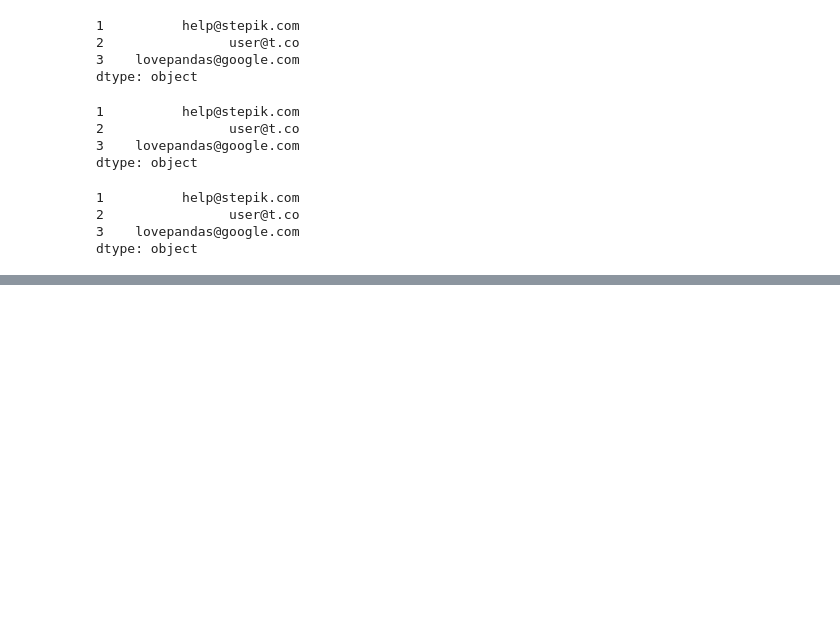
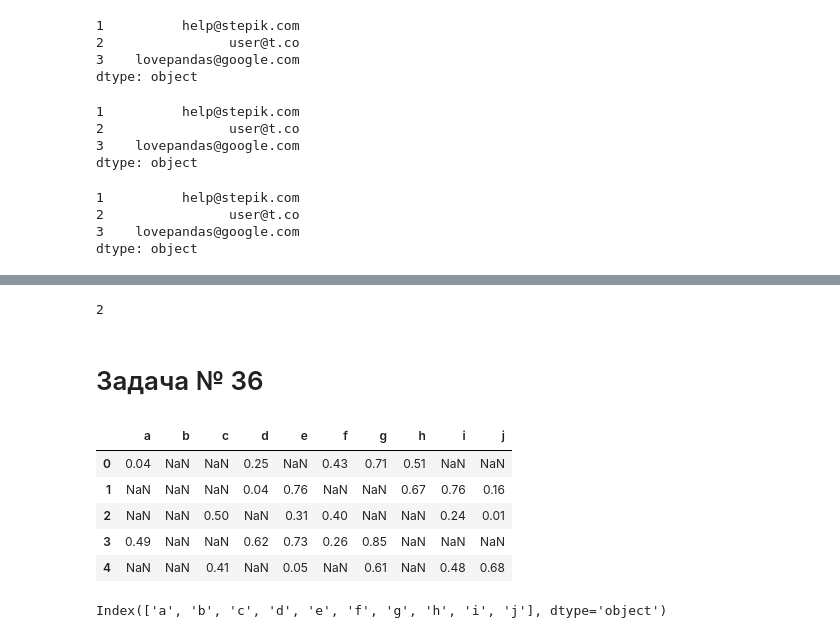
Before and after one commit to kroninam/My_notes_for_Pandas, a Jupyter notebook: 013_Pandas_practice_solving_simple_problems.ipynb, the cells around one changed output, grey strips where cells are left out. Saved outputs shown, nothing was run; the diff lists cells and outputs as text; code cells hidden in the pictures; blank space fills up the shorter version.

```diff
--- a/013_Pandas_practice_solving_simple_problems.ipynb
+++ b/013_Pandas_practice_solving_simple_problems.ipynb
@@ -1005,0 +1980,6 @@ dtype: object
+# %%
+df[df.duplicated(keep = False)].shape[0]
+# %% [output]
+2
+# %% [markdown]
+# Задача № 36
@@ -1005,0 +1990,25 @@ dtype: object
+# %%
+nan = np.nan
+
+data = [[0.04,  nan,  nan, 0.25,  nan, 0.43, 0.71, 0.51,  nan,  nan],
+        [ nan,  nan,  nan, 0.04, 0.76,  nan,  nan, 0.67, 0.76, 0.16],
+        [ nan,  nan, 0.5 ,  nan, 0.31, 0.4 ,  nan,  nan, 0.24, 0.01],
+        [0.49,  nan,  nan, 0.62, 0.73, 0.26, 0.85,  nan,  nan,  nan],
+        [ nan,  nan, 0.41,  nan, 0.05,  nan, 0.61,  nan, 0.48, 0.68]]
+
+columns = list('abcdefghij')
+
+df = pd.DataFrame(data, columns=columns)
+# %%
+df
+# %% [output]
+|  | a | b | c | d | e | f | g | h | i | j |
+| 0 | 0.04 | NaN | NaN | 0.25 | NaN | 0.43 | 0.71 | 0.51 | NaN | NaN |
+| 1 | NaN | NaN | NaN | 0.04 | 0.76 | NaN | NaN | 0.67 | 0.76 | 0.16 |
+| 2 | NaN | NaN | 0.50 | NaN | 0.31 | 0.40 | NaN | NaN | 0.24 | 0.01 |
+| 3 | 0.49 | NaN | NaN | 0.62 | 0.73 | 0.26 | 0.85 | NaN | NaN | NaN |
+| 4 | NaN | NaN | 0.41 | NaN | 0.05 | NaN | 0.61 | NaN | 0.48 | 0.68 |
+# %%
+df.columns
+# %% [output]
+Index(['a', 'b', 'c', 'd', 'e', 'f', 'g', 'h', 'i', 'j'], dtype='object')
```
Also changed, not shown: parts of 230 cells of this notebook.
